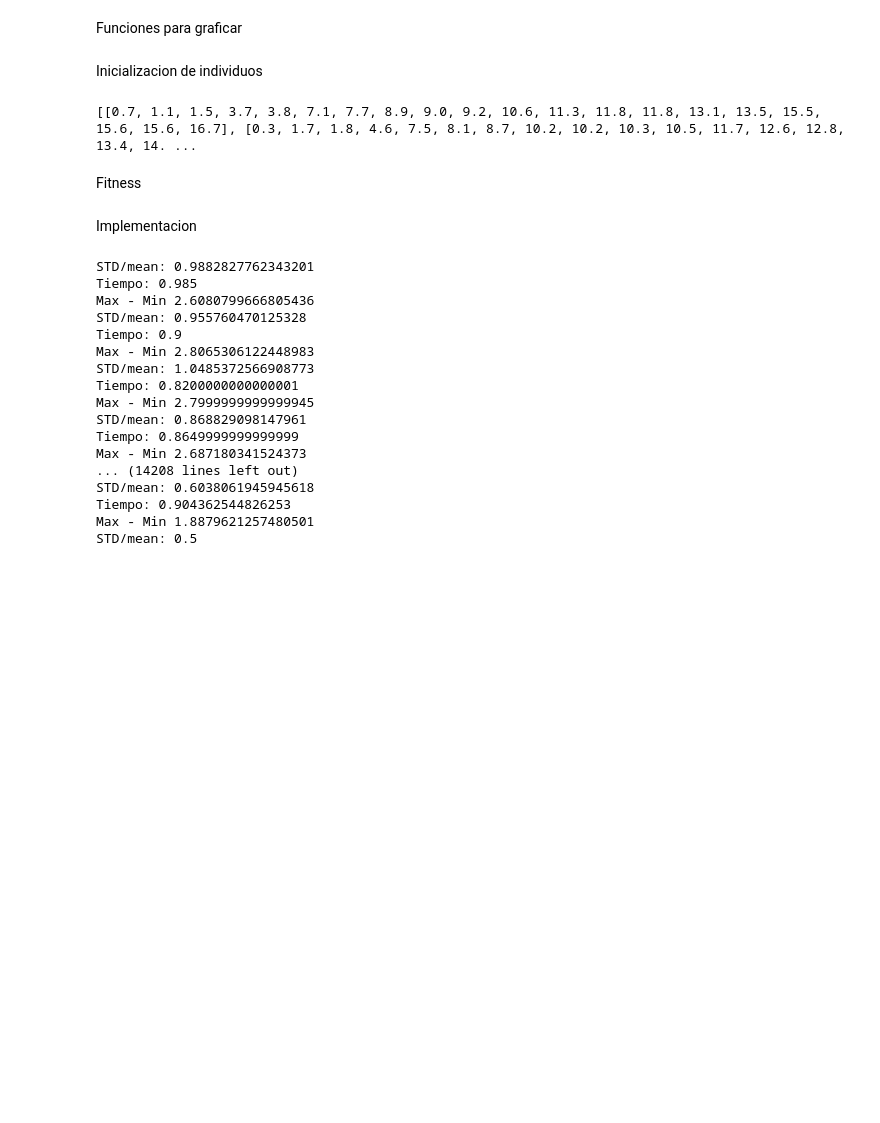
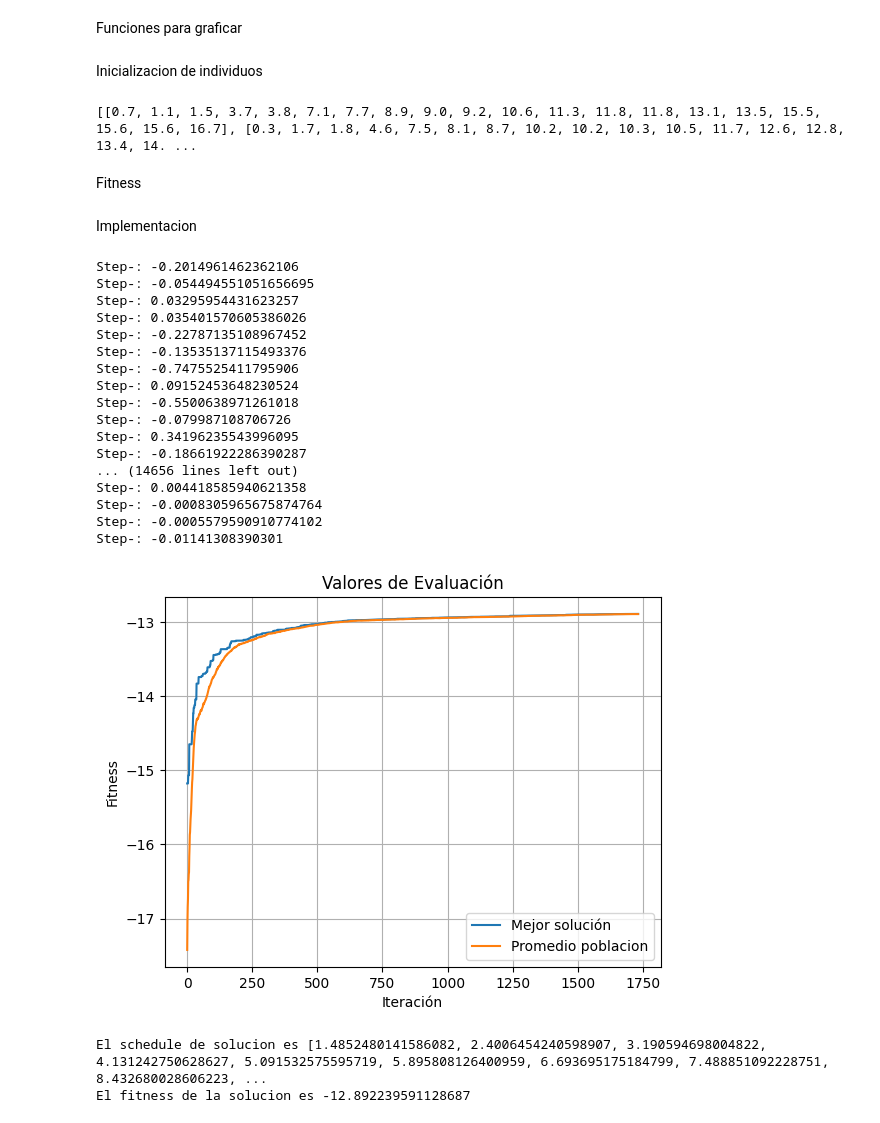
Before and after one commit to luudipietro/Geneticos_Final, a Jupyter notebook: Final_TP6.ipynb, the cells around one changed output. Saved outputs shown, nothing was run; the diff lists cells and outputs as text; code cells hidden in the pictures; blank space fills up the shorter version.

```diff
--- a/Final_TP6.ipynb
+++ b/Final_TP6.ipynb
@@ -165,7 +165,7 @@ def mut_step(P, Bounds, gen_act, probabilidad_direccion=0.5):
 
     return C
 
-def mut_step_non_uniform(P, Bounds, gen_act, weight=0):
+def mut_step_non_uniform(P, Bounds, gen_act, weight=20):
     C = P.copy()
     i = random.randint(0,len(P)-1)
     dir = 1 if random.randint(0, 1) > 0.5 else -1
@@ -177,6 +177,7 @@ def mut_step_non_uniform(P, Bounds, gen_act, weight=0):
         step = random.random() * (1 / (gen_act + weight))
     except:
         step = random.random() * 1
+    print(f'Step-: {dir * step * max_chg}')
     C[i] = C[i] + dir * step * max_chg
 
     return C
@@ -455,50 +458,53 @@ Implementacion
 # %%
 import random
 import math
 
 tachos = 20
 Bounds = [[0, tachos-1] for i in range(tachos)]
 Enteras = [False] * (tachos)
 f = Fitness
 cant_individuos = 60
-cant_generac = 25
+cant_generac = 20
 cant_elite = 1
 sel = sel_sus
 eps = 0.1
 xover = xov_arith
-cant_cruzados = round(0.6 * cant_individuos)
+cant_cruzados = round(0.65 * cant_individuos)
 mut = mut_step_non_uniform
-cant_mutados = round(0.3 * cant_individuos)
+cant_mutados = round(0.35 * cant_individuos)
 callback = None
-Variabilidad_weight = 10
-Tiempo_weight = 0.6
-DistMax_weight = 6
+Variabilidad_weight = 2
+Tiempo_weight = 14
+DistMax_weight = 1
 Pop = init_pop(cant_individuos, tachos)
 
 sol, solF, Pop, Fit, traceBest, traceAvg, bestSols = \
     geneticoTachos(Pop, cant_generac, Bounds, Enteras, sel, xover, mut, \
         cant_cruzados, cant_mutados, cant_elite, eps, f, Variabilidad_weight, \
         Tiempo_weight, DistMax_weight, tachos, callback)
 
 graficarEvolucionFitness(traceBest, traceAvg)
 print(f'El schedule de solucion es {sorted(sol)}')
 print(f'El fitness de la solucion es {Fitness(sol, Variabilidad_weight, Tiempo_weight, DistMax_weight )}')
 graficarResultadosTachos(sol, tachos, np.linspace(min(sol)+0.5 , max(sol)+0.5))
 # %% [output]
-STD/mean: 0.9882827762343201
-Tiempo: 0.985
-Max - Min 2.6080799666805436
-STD/mean: 0.955760470125328
-Tiempo: 0.9
-Max - Min 2.8065306122448983
-STD/mean: 1.0485372566908773
-Tiempo: 0.8200000000000001
-Max - Min 2.7999999999999945
-STD/mean: 0.868829098147961
-Tiempo: 0.8649999999999999
-Max - Min 2.687180341524373
-... (14208 lines left out)
-STD/mean: 0.6038061945945618
-Tiempo: 0.904362544826253
-Max - Min 1.8879621257480501
-STD/mean: 0.5
+Step-: -0.2014961462362106
+Step-: -0.054494551051656695
+Step-: 0.03295954431623257
+Step-: 0.035401570605386026
+Step-: -0.22787135108967452
+Step-: -0.13535137115493376
+Step-: -0.7475525411795906
+Step-: 0.09152453648230524
+Step-: -0.5500638971261018
+Step-: -0.079987108706726
+Step-: 0.34196235543996095
+Step-: -0.18661922286390287
+... (14656 lines left out)
+Step-: 0.004418585940621358
+Step-: -0.0008305965675874764
+Step-: -0.0005579590910774102
+Step-: -0.01141308390301
+[figure, added]
+El schedule de solucion es [1.4852480141586082, 2.4006454240598907, 3.190594698004822, 4.131242750628627, 5.091532575595719, 5.895808126400959, 6.693695175184799, 7.488851092228751, 8.432680028606223, ...
+El fitness de la solucion es -12.892239591128687
```
Also changed, not shown: parts of 3 cells of this notebook.
